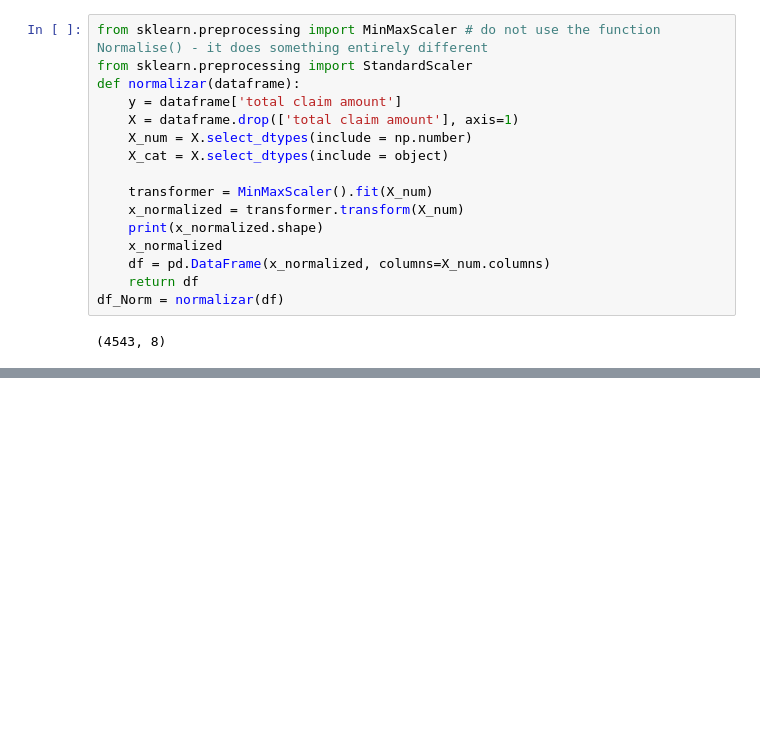
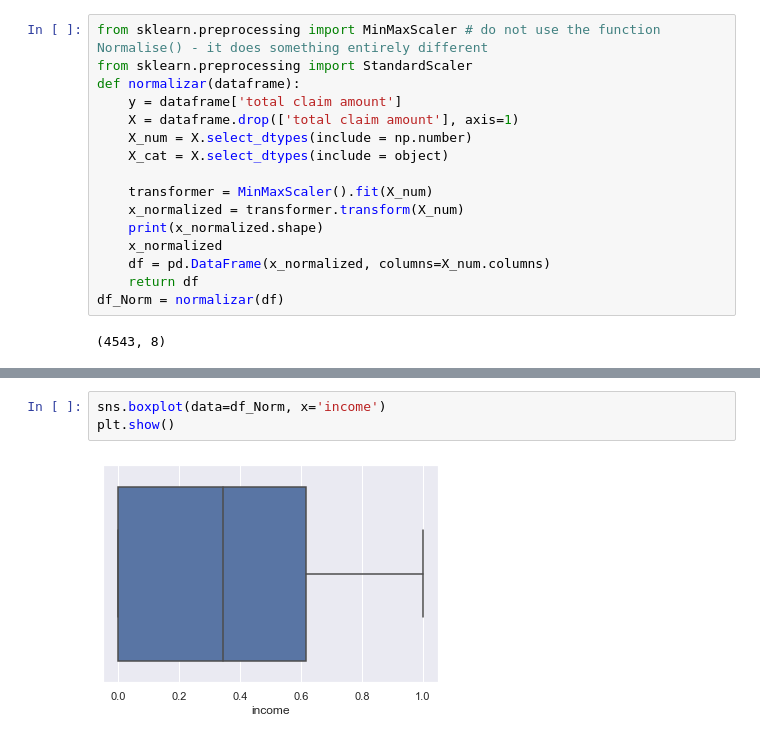
Before and after one commit to Jesus-Almansa/lab-customer-analysis-round-2, a Jupyter notebook: files_for_lab/csv_files/customer_analysis_round5.ipynb, the cells around one changed output, grey strips where cells are left out. Saved outputs shown, nothing was run; the diff lists cells and outputs as text; blank space fills up the shorter version.

```diff
--- a/files_for_lab/csv_files/customer_analysis_round5.ipynb
+++ b/files_for_lab/csv_files/customer_analysis_round5.ipynb
@@ -333,4 +326,9 @@ sns.boxplot(df_Norm['customer lifetime value'])
 plt.show()
 # %% [output]
 [figure]
+# %%
+sns.boxplot(data=df_Norm, x='income')
+plt.show()
+# %% [output]
+[figure, added]
 # %%
```
Also changed, not shown: parts of 4 cells of this notebook.
